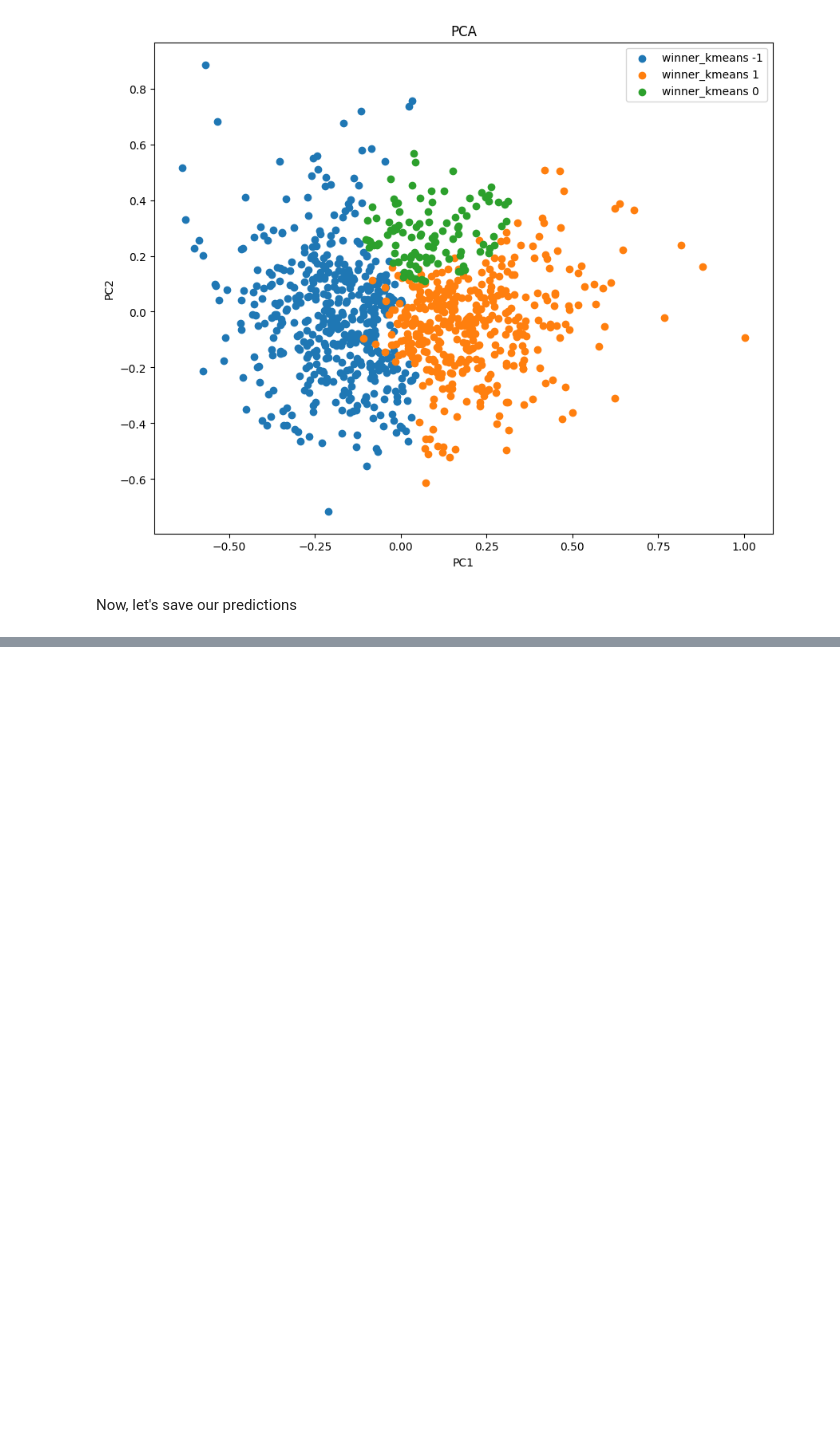
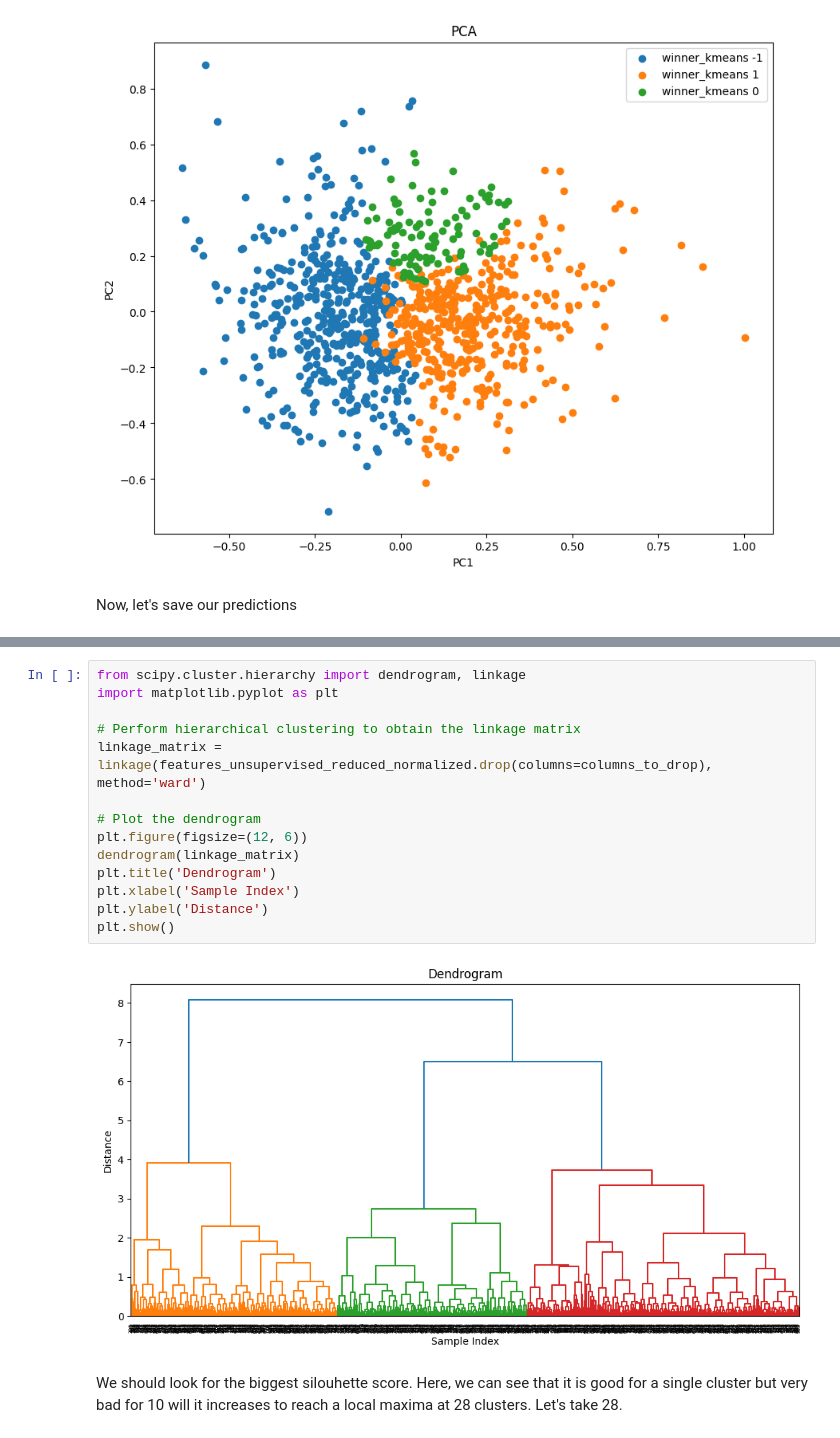
Before and after one commit to Gregsai/introduction-to-ai, a Jupyter notebook: session3/lab/Lab_3_presentation.ipynb, the cells around one changed output, grey strips where cells are left out. Cells and saved outputs as stored; diff of their text form; blank space fills up the shorter version.

```diff
--- a/session3/lab/Lab_3_presentation.ipynb
+++ b/session3/lab/Lab_3_presentation.ipynb
@@ -525,0 +600,18 @@ KeysView(<numpy.lib.npyio.NpzFile object at 0x...>)
+# %%
+from scipy.cluster.hierarchy import dendrogram, linkage
+import matplotlib.pyplot as plt
+
+# Perform hierarchical clustering to obtain the linkage matrix
+linkage_matrix = linkage(features_unsupervised_reduced_normalized.drop(columns=columns_to_drop), method='ward')
+
+# Plot the dendrogram
+plt.figure(figsize=(12, 6))
+dendrogram(linkage_matrix)
+plt.title('Dendrogram')
+plt.xlabel('Sample Index')
+plt.ylabel('Distance')
+plt.show()
+# %% [output]
+[figure, added]
+# %% [markdown]
+We should look for the biggest silouhette score. Here, we can see that it is good for a single cluster but very bad for 10 will it increases to reach a local maxima at 28 clusters. Let's take 28.
```
Also changed, not shown: parts of 15 cells of this notebook.
